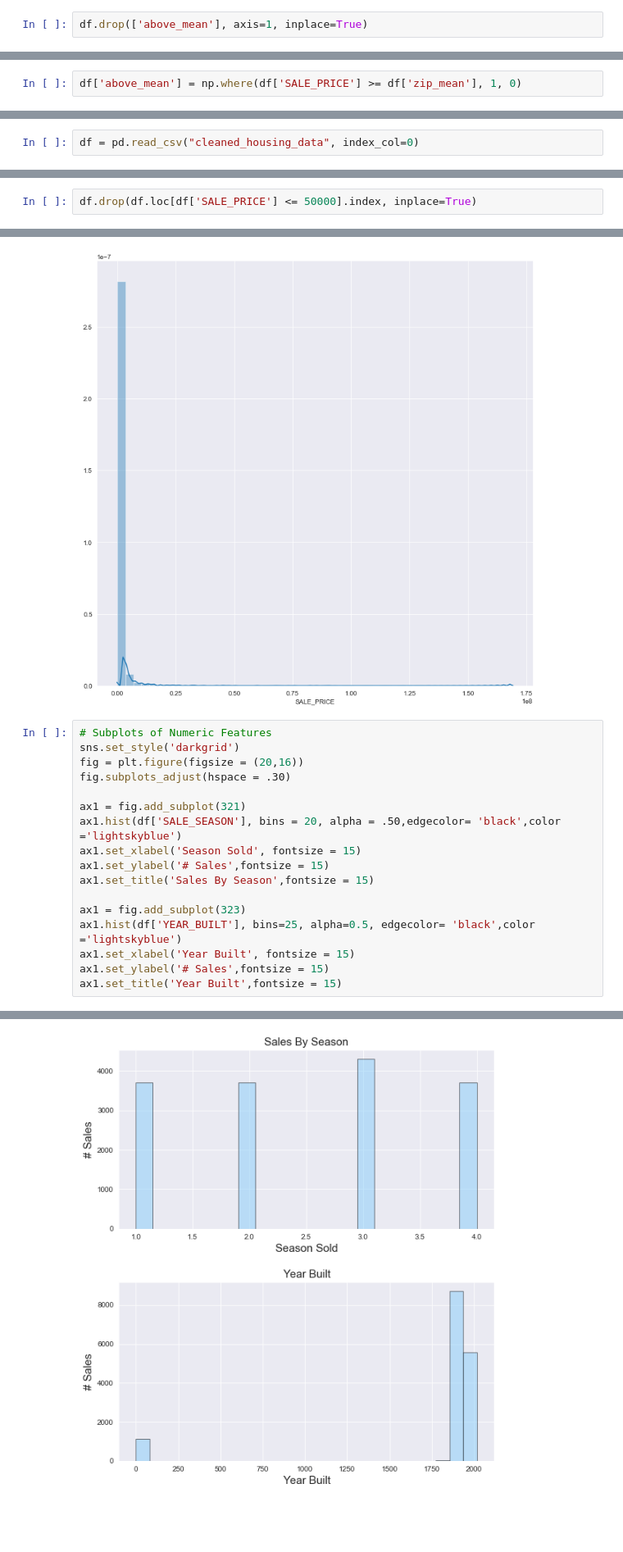
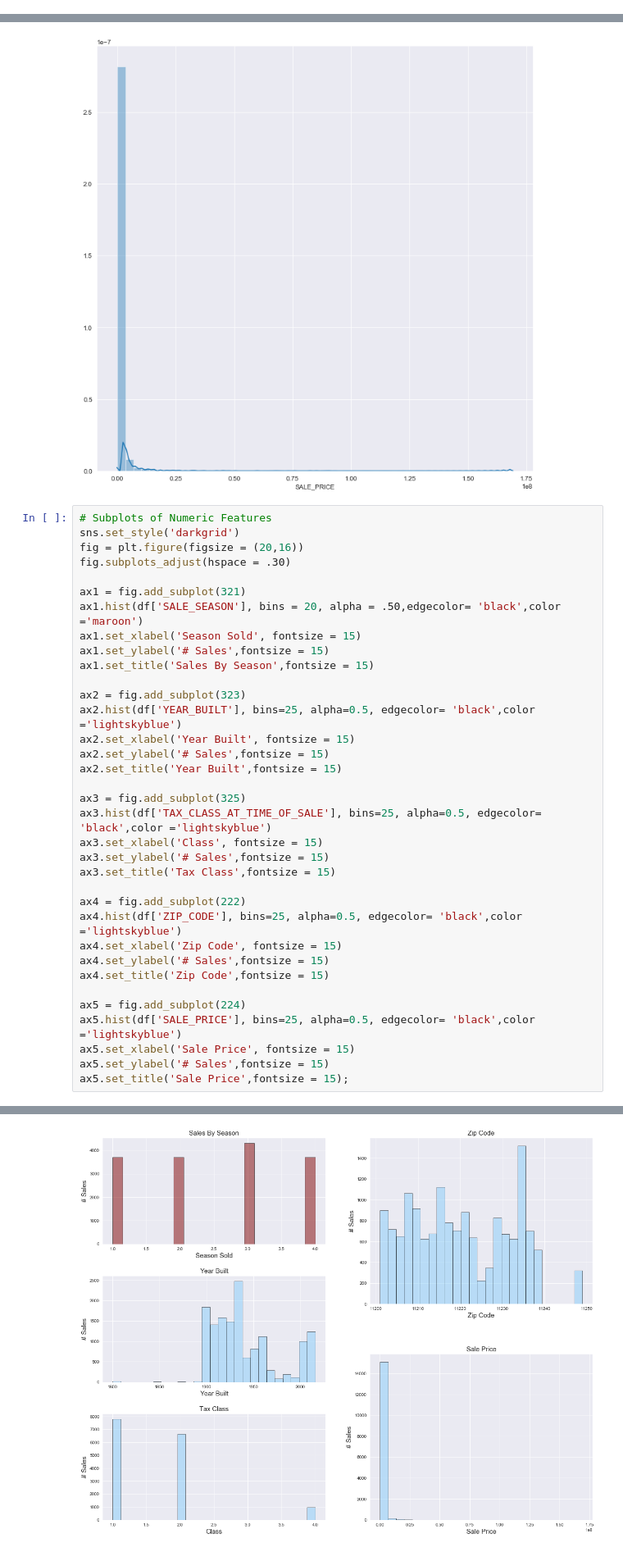
Before and after one commit to ssmithie/classification_project, a Jupyter notebook: Housing_Scraping.ipynb, the cells around one changed output, grey strips where cells are left out. Shown at 82% size. Drawn from its saved outputs; the diff is of its cells as text; blank space fills up the shorter version.

Commit message:
adding finished data cleaning file and beginning of modeling

```diff
--- a/Housing_Scraping.ipynb
+++ b/Housing_Scraping.ipynb
@@ -255,2 +71,0 @@ df['zip_mean'] = [zip_mean[x] for x in df['ZIP_CODE']]
-# %%
-df.drop(['above_mean'], axis=1, inplace=True)
@@ -270,2 +71,0 @@ df.zip_mean.nunique()
-# %%
-df['above_mean'] = np.where(df['SALE_PRICE'] >= df['zip_mean'], 1, 0)
@@ -301,2 +71,0 @@ df.to_csv("cleaned_housing_data")
-# %%
-df = pd.read_csv("cleaned_housing_data", index_col=0)
@@ -339,2 +71,0 @@ df.loc[df['SALE_PRICE'] < 100000]
-# %%
-df.drop(df.loc[df['SALE_PRICE'] <= 50000].index, inplace=True)
@@ -350,14 +110,32 @@ fig = plt.figure(figsize = (20,16))
 fig.subplots_adjust(hspace = .30)
 
 ax1 = fig.add_subplot(321)
-ax1.hist(df['SALE_SEASON'], bins = 20, alpha = .50,edgecolor= 'black',color ='lightskyblue')
+ax1.hist(df['SALE_SEASON'], bins = 20, alpha = .50,edgecolor= 'black',color ='maroon')
 ax1.set_xlabel('Season Sold', fontsize = 15)
 ax1.set_ylabel('# Sales',fontsize = 15)
 ax1.set_title('Sales By Season',fontsize = 15)
 
-ax1 = fig.add_subplot(323)
-ax1.hist(df['YEAR_BUILT'], bins=25, alpha=0.5, edgecolor= 'black',color ='lightskyblue')
-ax1.set_xlabel('Year Built', fontsize = 15)
-ax1.set_ylabel('# Sales',fontsize = 15)
-ax1.set_title('Year Built',fontsize = 15)
+ax2 = fig.add_subplot(323)
+ax2.hist(df['YEAR_BUILT'], bins=25, alpha=0.5, edgecolor= 'black',color ='lightskyblue')
+ax2.set_xlabel('Year Built', fontsize = 15)
+ax2.set_ylabel('# Sales',fontsize = 15)
+ax2.set_title('Year Built',fontsize = 15)
+
+ax3 = fig.add_subplot(325)
+ax3.hist(df['TAX_CLASS_AT_TIME_OF_SALE'], bins=25, alpha=0.5, edgecolor= 'black',color ='lightskyblue')
+ax3.set_xlabel('Class', fontsize = 15)
+ax3.set_ylabel('# Sales',fontsize = 15)
+ax3.set_title('Tax Class',fontsize = 15)
+
+ax4 = fig.add_subplot(222)
+ax4.hist(df['ZIP_CODE'], bins=25, alpha=0.5, edgecolor= 'black',color ='lightskyblue')
+ax4.set_xlabel('Zip Code', fontsize = 15)
+ax4.set_ylabel('# Sales',fontsize = 15)
+ax4.set_title('Zip Code',fontsize = 15)
+
+ax5 = fig.add_subplot(224)
+ax5.hist(df['SALE_PRICE'], bins=25, alpha=0.5, edgecolor= 'black',color ='lightskyblue')
+ax5.set_xlabel('Sale Price', fontsize = 15)
+ax5.set_ylabel('# Sales',fontsize = 15)
+ax5.set_title('Sale Price',fontsize = 15);
 # %% [output]
@@ -365 +142 @@ Text(0.5, 1.0, 'Year Built')
-[figure, old version]
+[figure, new version]
```
Also changed, not shown: parts of 74 cells of this notebook, 2 other files.
